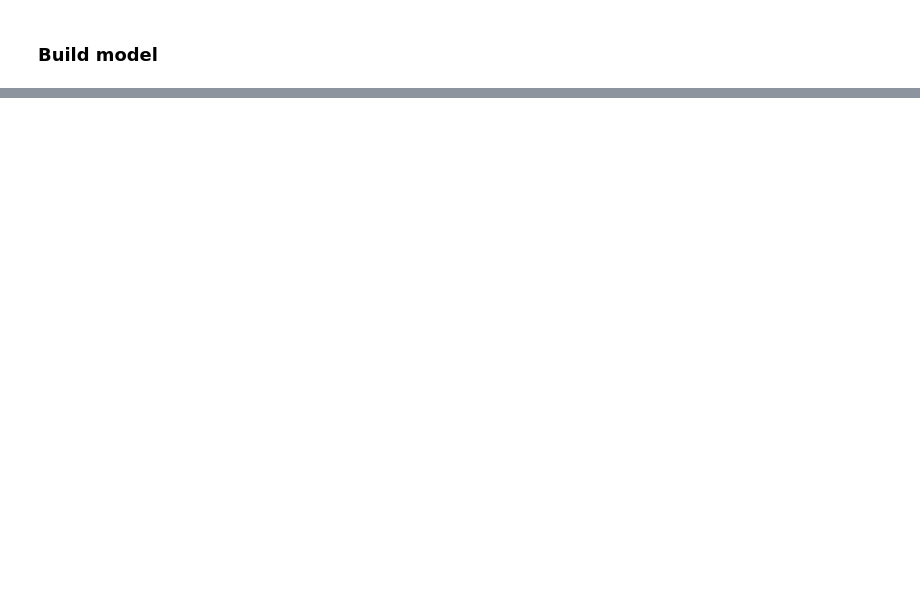
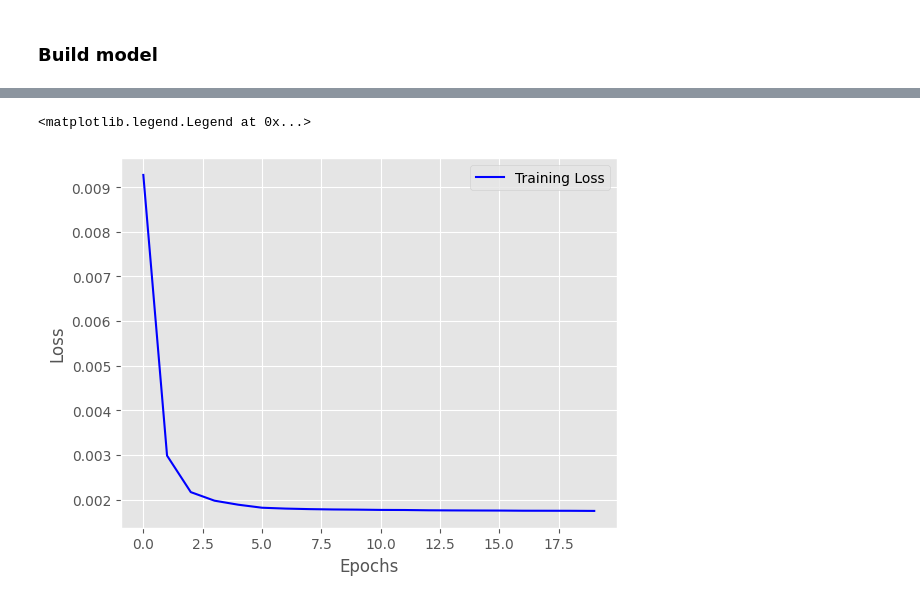
Before and after one commit to JacobJ215/Anomaly-Detection-Using-Autoencoders, a Jupyter notebook: auto-encoder.ipynb, the cells around one changed output, grey strips where cells are left out. Saved outputs shown, nothing was run; the diff lists cells and outputs as text; code cells hidden in the pictures; blank space fills up the shorter version.

```diff
--- a/auto-encoder.ipynb
+++ b/auto-encoder.ipynb
@@ -234,0 +243,13 @@ plt.legend()
+# %%
+model = tf.keras.Sequential([
+    tf.keras.layers.Input(shape=(X_train.shape[1], )),
+    tf.keras.layers.Dense(13, activation="relu"),
+    tf.keras.layers.Dense(6, activation="relu"),
+    tf.keras.layers.Dense(6, activation="relu"),
+    tf.keras.layers.Dense(X_train.shape[1])
+])
+
+optimizer = tf.keras.optimizers.RMSprop(learning_rate=0.01)
+model.compile(loss="mse", optimizer=optimizer)
+
+history = model.fit(X_train, X_train, epochs=20, batch_size=128)
@@ -234,0 +276,8 @@ plt.legend()
+# %%
+plt.plot(history.history['loss'], "b", label="Training Loss")
+plt.xlabel("Epochs")
+plt.ylabel("Loss")
+plt.legend()
+# %% [output]
+<matplotlib.legend.Legend at 0x...>
+[figure, added]
```
Also changed, not shown: parts of 17 cells of this notebook, 27 other files.
